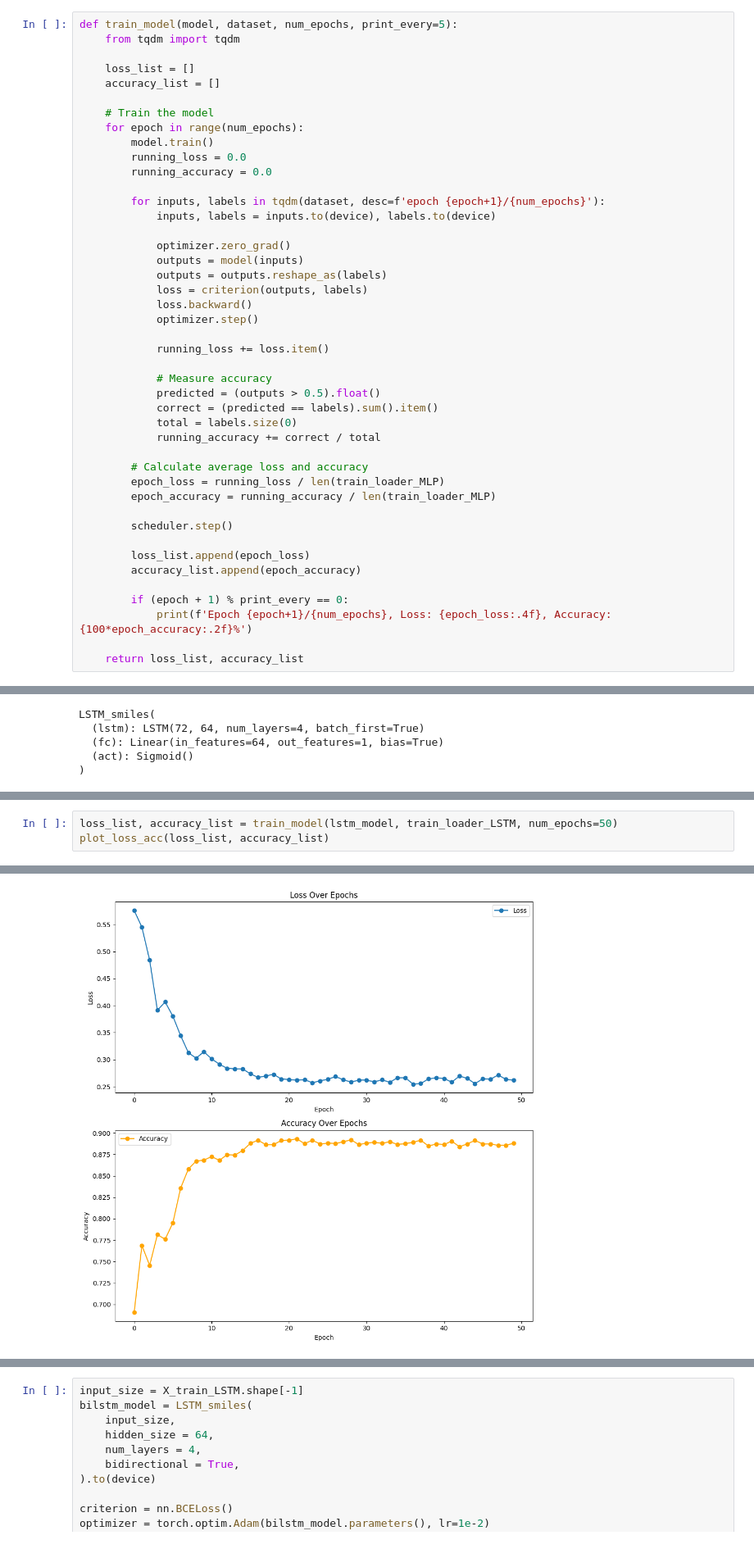
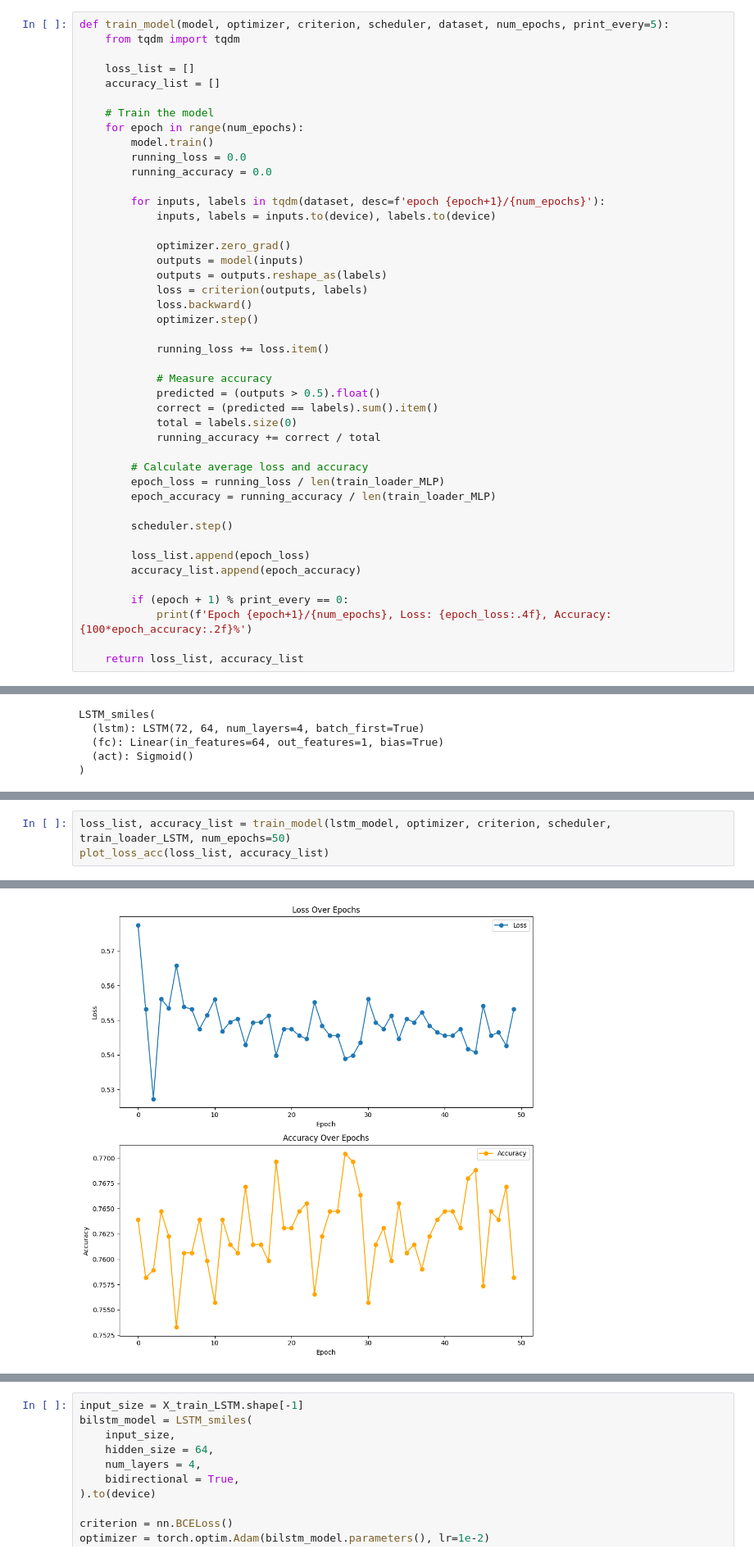
Before and after one commit to Theborna/Deep-Learning-Homework, a Jupyter notebook: HW4/Q1/bbbp-rnn-lstm.ipynb, the cells around one changed output, grey strips where cells are left out. Shown at 82% size. Drawn from its saved outputs; the diff is of its cells as text.

```diff
--- a/HW4/Q1/bbbp-rnn-lstm.ipynb
+++ b/HW4/Q1/bbbp-rnn-lstm.ipynb
@@ -128,5 +180,5 @@ test_loader_LSTM = DataLoader(
 # %%
-def train_model(model, dataset, num_epochs, print_every=5):
+def train_model(model, optimizer, criterion, scheduler, dataset, num_epochs, print_every=5):
     from tqdm import tqdm
 
     loss_list = []
@@ -293,4 +375,4 @@ LSTM_smiles(
 # %%
-loss_list, accuracy_list = train_model(lstm_model, train_loader_LSTM, num_epochs=50)
+loss_list, accuracy_list = train_model(lstm_model, optimizer, criterion, scheduler, train_loader_LSTM, num_epochs=50)
 plot_loss_acc(loss_list, accuracy_list)
 # %% [output]
@@ -307 +389 @@ Epoch 50/50, Loss: 0.2621, Accuracy: 88.81%
-[figure, old version]
+[figure, new version]
```
Also changed, not shown: parts of 41 cells of this notebook.
